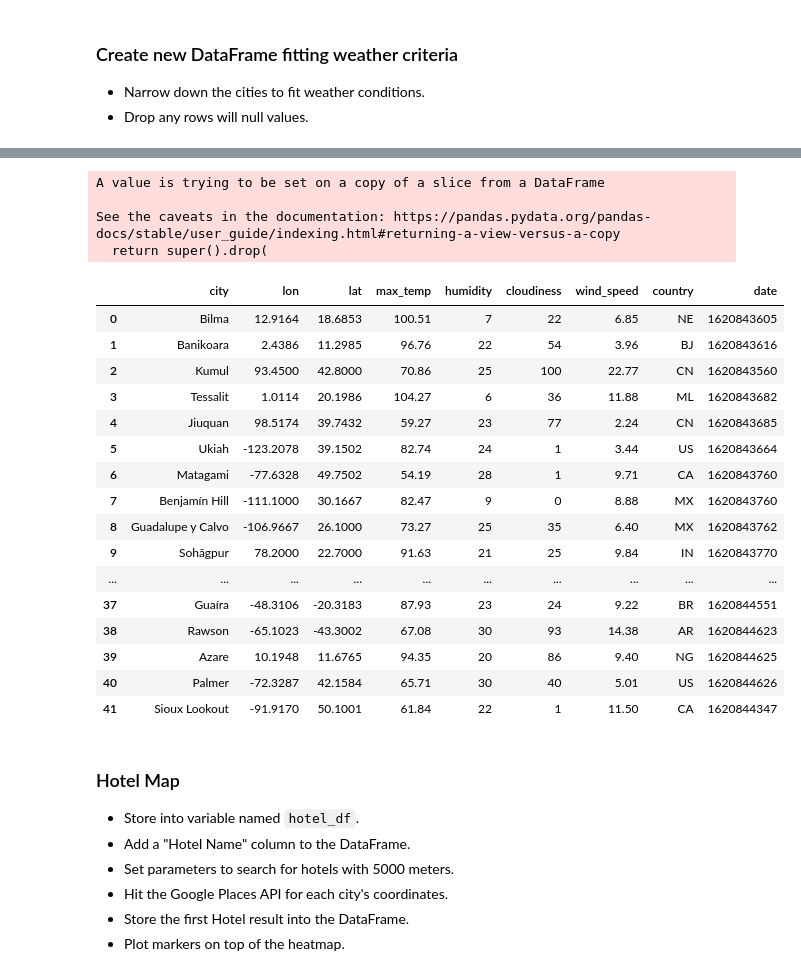
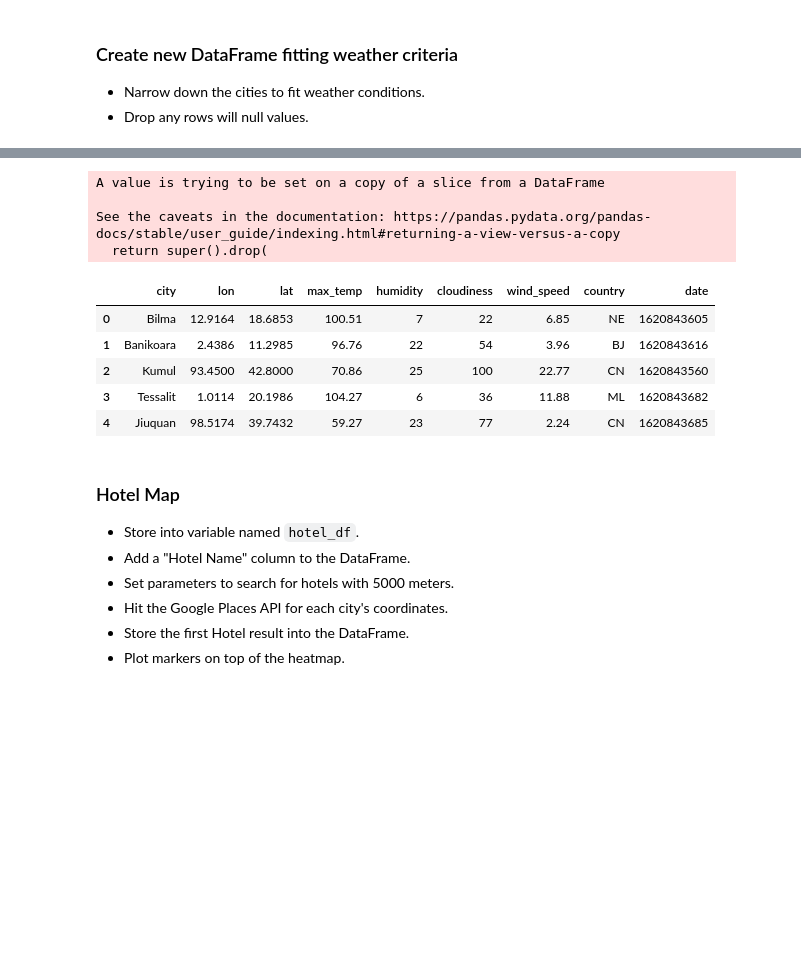
Before and after one commit to jshapi16/api_challenge, a Jupyter notebook: starter_code /VacationPy.ipynb, the cells around one changed output, grey strips where cells are left out. Drawn from its saved outputs; the diff is of its cells as text; code cells hidden in the pictures; blank space fills up the shorter version.

```diff
--- a/starter_code /VacationPy.ipynb
+++ b/starter_code /VacationPy.ipynb
@@ -71,32 +67,21 @@ df_lng_lat.head()
 # %%
 #df['vaca_max_temp'] = df_lng_lat['max_temp'].apply(lambda x: True if [x <= 90 & x >= 70])
 vaca_weather = df_lng_lat.loc[(df_lng_lat['max_temp']<= 90) & (df_lng_lat['max_temp']>= 65)]
 vaca_weather = df_lng_lat.loc[(df_lng_lat['humidity']<= 30)]
 vaca_weather.reset_index(inplace=True, drop = True)
 vaca_weather.drop('Unnamed: 0', axis='columns', inplace=True)
-vaca_weather
+vaca_weather.head()
 # %% [output]
 A value is trying to be set on a copy of a slice from a DataFrame
 
 See the caveats in the documentation: https://pandas.pydata.org/pandas-docs/stable/user_guide/indexing.html#returning-a-view-versus-a-copy
   return super().drop(
 |  | city | lon | lat | max_temp | humidity | cloudiness | wind_speed | country | date |
 | 0 | Bilma | 12.9164 | 18.6853 | 100.51 | 7 | 22 | 6.85 | NE | 1620843605 |
 | 1 | Banikoara | 2.4386 | 11.2985 | 96.76 | 22 | 54 | 3.96 | BJ | 1620843616 |
 | 2 | Kumul | 93.4500 | 42.8000 | 70.86 | 25 | 100 | 22.77 | CN | 1620843560 |
 | 3 | Tessalit | 1.0114 | 20.1986 | 104.27 | 6 | 36 | 11.88 | ML | 1620843682 |
 | 4 | Jiuquan | 98.5174 | 39.7432 | 59.27 | 23 | 77 | 2.24 | CN | 1620843685 |
-| 5 | Ukiah | -123.2078 | 39.1502 | 82.74 | 24 | 1 | 3.44 | US | 1620843664 |
-| 6 | Matagami | -77.6328 | 49.7502 | 54.19 | 28 | 1 | 9.71 | CA | 1620843760 |
-| 7 | Benjamín Hill | -111.1000 | 30.1667 | 82.47 | 9 | 0 | 8.88 | MX | 1620843760 |
-| 8 | Guadalupe y Calvo | -106.9667 | 26.1000 | 73.27 | 25 | 35 | 6.40 | MX | 1620843762 |
-| 9 | Sohāgpur | 78.2000 | 22.7000 | 91.63 | 21 | 25 | 9.84 | IN | 1620843770 |
-| ... | ... | ... | ... | ... | ... | ... | ... | ... | ... |
-| 37 | Guaíra | -48.3106 | -20.3183 | 87.93 | 23 | 24 | 9.22 | BR | 1620844551 |
-| 38 | Rawson | -65.1023 | -43.3002 | 67.08 | 30 | 93 | 14.38 | AR | 1620844623 |
-| 39 | Azare | 10.1948 | 11.6765 | 94.35 | 20 | 86 | 9.40 | NG | 1620844625 |
-| 40 | Palmer | -72.3287 | 42.1584 | 65.71 | 30 | 40 | 5.01 | US | 1620844626 |
-| 41 | Sioux Lookout | -91.9170 | 50.1001 | 61.84 | 22 | 1 | 11.50 | CA | 1620844347 |
 # %% [markdown]
 
 ### Hotel Map
```
Also changed, not shown: parts of 8 cells of this notebook, 11 other files.
